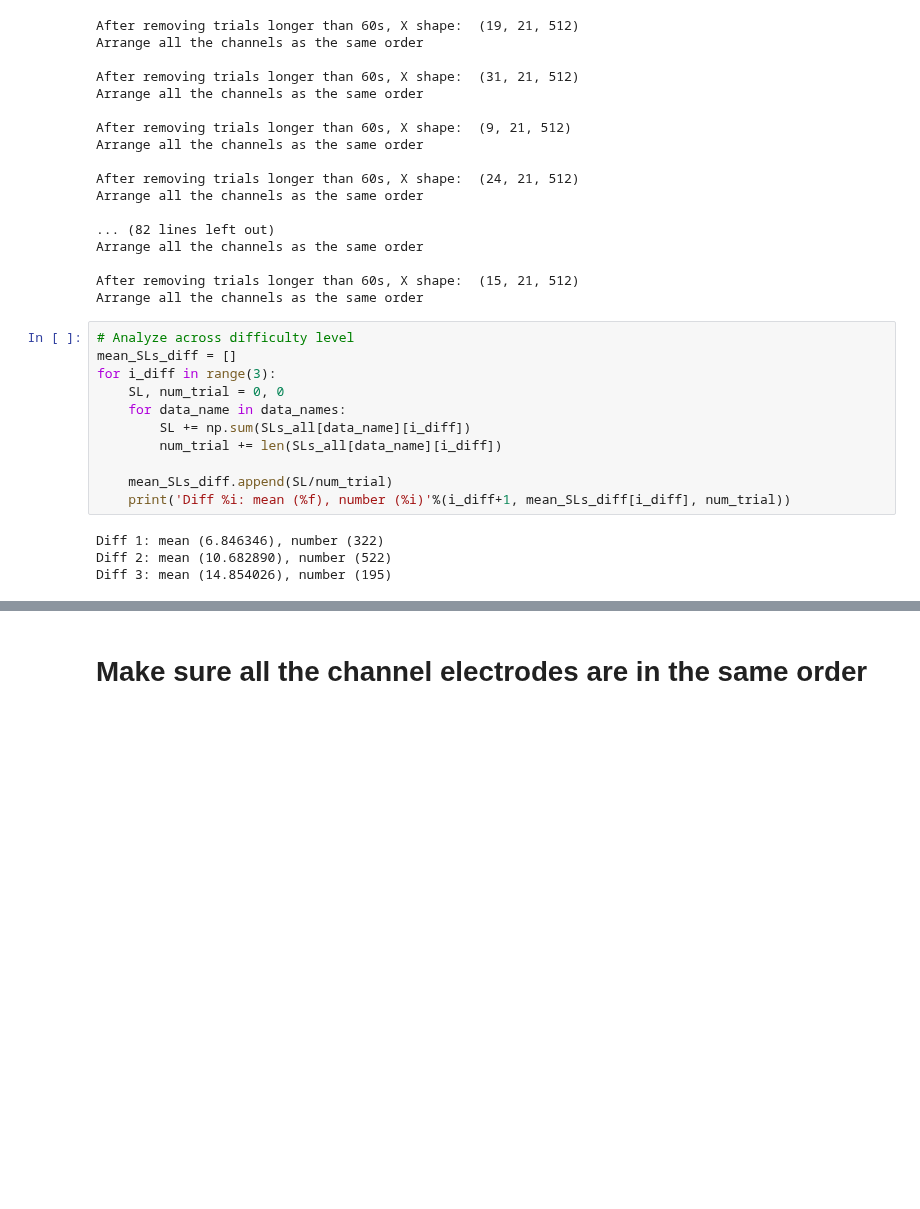
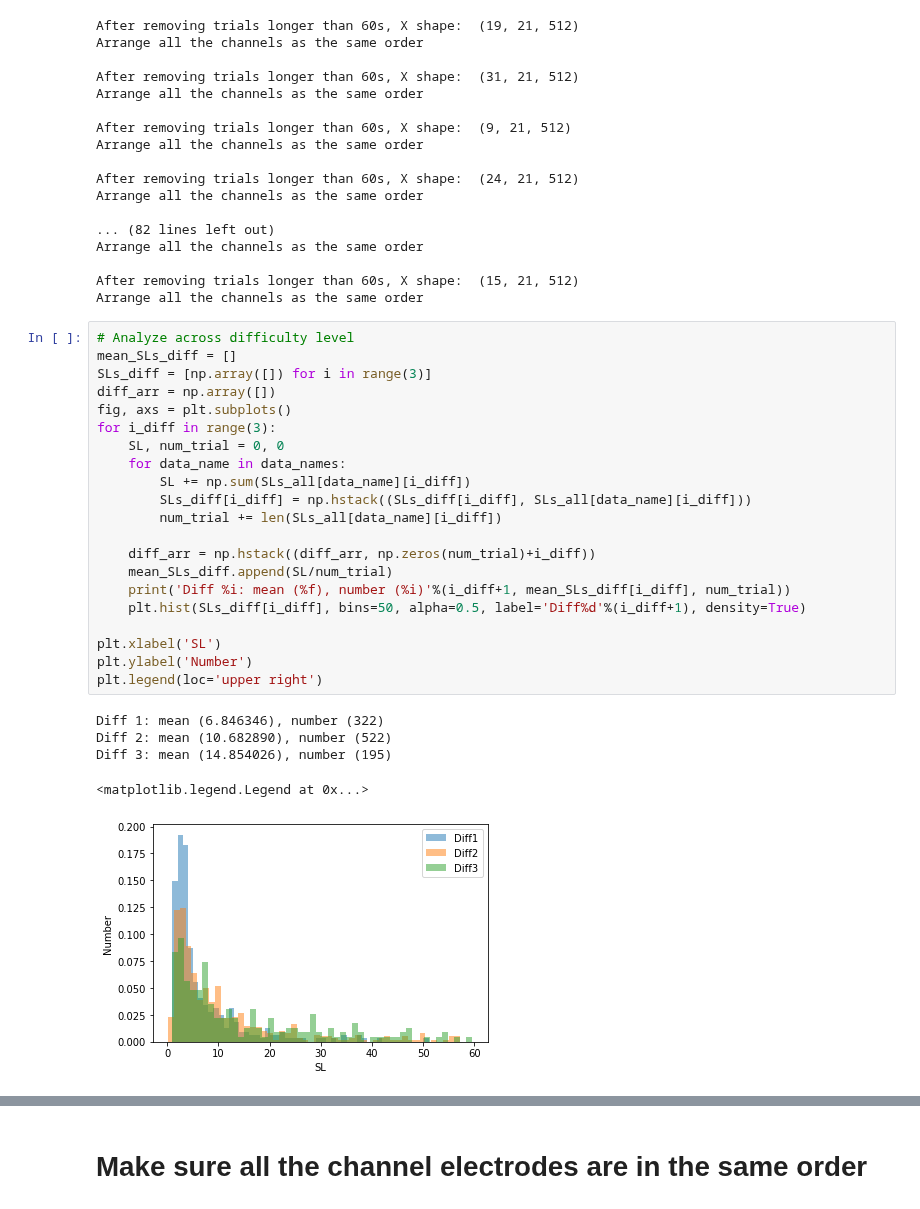
Before and after one commit to hundredball/Math24, a Jupyter notebook: Analyze_data.ipynb, the cells around one changed output, grey strips where cells are left out. Saved outputs shown, nothing was run; the diff lists cells and outputs as text; blank space fills up the shorter version.

```diff
--- a/Analyze_data.ipynb
+++ b/Analyze_data.ipynb
@@ -46,18 +49,30 @@ Arrange all the channels as the same order
 # %%
 # Analyze across difficulty level
 mean_SLs_diff = []
+SLs_diff = [np.array([]) for i in range(3)]
+diff_arr = np.array([])
+fig, axs = plt.subplots()
 for i_diff in range(3):
     SL, num_trial = 0, 0
     for data_name in data_names:
         SL += np.sum(SLs_all[data_name][i_diff])
+        SLs_diff[i_diff] = np.hstack((SLs_diff[i_diff], SLs_all[data_name][i_diff]))
         num_trial += len(SLs_all[data_name][i_diff])
 
+    diff_arr = np.hstack((diff_arr, np.zeros(num_trial)+i_diff))
     mean_SLs_diff.append(SL/num_trial)
     print('Diff %i: mean (%f), number (%i)'%(i_diff+1, mean_SLs_diff[i_diff], num_trial))
+    plt.hist(SLs_diff[i_diff], bins=50, alpha=0.5, label='Diff%d'%(i_diff+1), density=True)
+
+plt.xlabel('SL')
+plt.ylabel('Number')
+plt.legend(loc='upper right')
 # %% [output]
 Diff 1: mean (6.846346), number (322)
 Diff 2: mean (10.682890), number (522)
 Diff 3: mean (14.854026), number (195)
+<matplotlib.legend.Legend at 0x...>
+[figure, added]
 # %%
 # Analyze across subject
 SLs_sub = []
```
Also changed, not shown: parts of 4 cells of this notebook, 5 other files.
